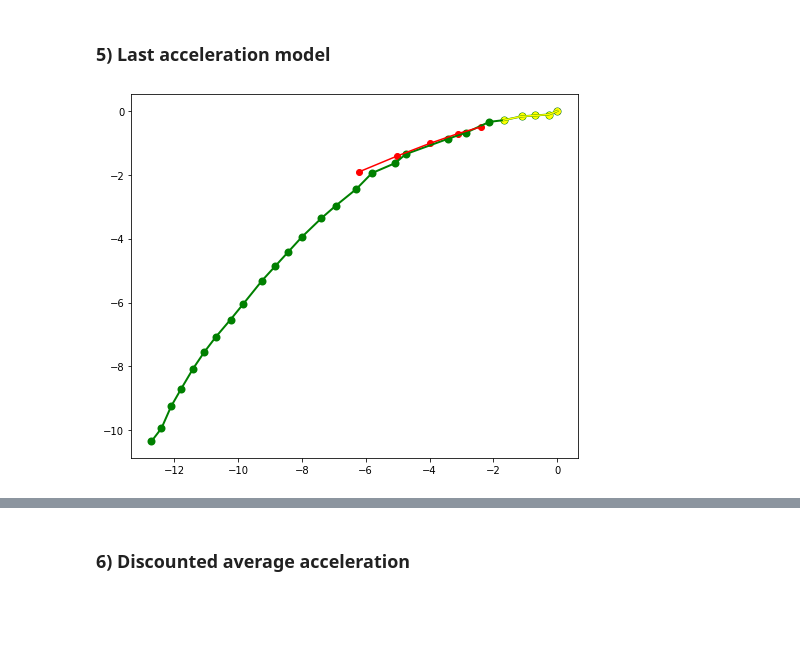
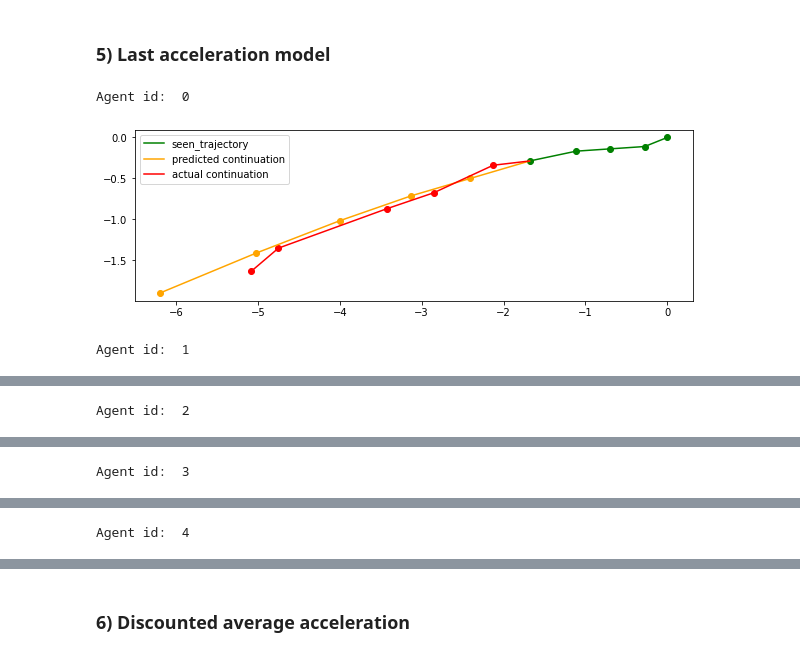
Before and after one commit to karlriis/trajectory-forecasting, a Jupyter notebook: Baselines.ipynb, the cells around one changed output, grey strips where cells are left out. Saved outputs shown, nothing was run; the diff lists cells and outputs as text; code cells hidden in the pictures; blank space fills up the shorter version.

```diff
--- a/Baselines.ipynb
+++ b/Baselines.ipynb
@@ -93,9 +100,11 @@ def calculate_error(pred_x, pred_y, test_x, test_y):
 # %% [markdown]
 ### 1) Average delta x, delta y as a constant for all future (5) timepoints
 # %%
-for agent_id in agent_ids[:20]:
+for agent_id in agent_ids[:5]:
+    print("Agent id: ", agent_id)
     x_data, y_data, max_train_idx = agent_data(data, agent_id)
-    random_start_idx = np.random.randint(0, max_train_idx)
+    #random_start_idx = np.random.randint(0, max_train_idx)
+    random_start_idx = 0
     sample_x, sample_y, test_x, test_y = generate_data(data, random_start_idx, agent_id, 5)
 
     sample_vel_x = [sample_x[i] - sample_x[i-1] for i in range(1, len(sample_x))]
@@ -107,6 +116,6 @@ for agent_id in agent_ids[:20]:
     pred_x = [sample_x[-1] + i*avg_vel_x for i in range(1, 6)]
     pred_y = [sample_y[-1] + i*avg_vel_y for i in range(1, 6)]
 
-    #plot_predictions(sample_x, sample_y, test_x, test_y, pred_x, pred_y)
-    plot_whole_trajectories(x_data, y_data, pred_x, pred_y, random_start_idx)
+    plot_predictions(sample_x, sample_y, test_x, test_y, pred_x, pred_y)
+    #plot_whole_trajectories(x_data, y_data, pred_x, pred_y, random_start_idx)
 # %% [output]
@@ -127,8 +133,10 @@ for agent_id in agent_ids[:20]:
 ### 2) Last delta x, delta y as a constant
 # %%
 for agent_id in agent_ids[:5]:
+    print("Agent id: ", agent_id)
     x_data, y_data, max_train_idx = agent_data(data, agent_id)
-    random_start_idx = np.random.randint(0, max_train_idx)
+    #random_start_idx = np.random.randint(0, max_train_idx)
+    random_start_idx = 0
     sample_x, sample_y, test_x, test_y = generate_data(data, random_start_idx, agent_id, 5)
 
     sample_vel_x = [sample_x[i] - sample_x[i-1] for i in range(1, len(sample_x))]
@@ -140,6 +148,6 @@ for agent_id in agent_ids[:5]:
     pred_x = [sample_x[-1] + i*last_vel_x for i in range(1, 6)]
     pred_y = [sample_y[-1] + i*last_vel_y for i in range(1, 6)]
 
-    #plot_predictions(sample_x, sample_y, test_x, test_y, pred_x, pred_y)
-    plot_whole_trajectories(x_data, y_data, pred_x, pred_y, random_start_idx)
+    plot_predictions(sample_x, sample_y, test_x, test_y, pred_x, pred_y)
+    #plot_whole_trajectories(x_data, y_data, pred_x, pred_y, random_start_idx)
 # %% [output]
@@ -152,8 +165,10 @@ for agent_id in agent_ids[:5]:
 ### 3) Discounted delta x, y as constant
 # %%
 for agent_id in agent_ids[:5]:
+    print("Agent id: ", agent_id)
     x_data, y_data, max_train_idx = agent_data(data, agent_id)
-    random_start_idx = np.random.randint(0, max_train_idx)
+    #random_start_idx = np.random.randint(0, max_train_idx)
+    random_start_idx = 0
     sample_x, sample_y, test_x, test_y = generate_data(data, random_start_idx, agent_id, 5)
 
     sample_vel_x = [sample_x[i] - sample_x[i-1] for i in range(1, len(sample_x))]
@@ -165,6 +180,6 @@ for agent_id in agent_ids[:5]:
     pred_x = [sample_x[-1] + i*disc_avg_x for i in range(1, 6)]
     pred_y = [sample_y[-1] + i*disc_avg_y for i in range(1, 6)]
 
-    #plot_predictions(sample_x, sample_y, test_x, test_y, pred_x, pred_y)
-    plot_whole_trajectories(x_data, y_data, pred_x, pred_y, random_start_idx)
+    plot_predictions(sample_x, sample_y, test_x, test_y, pred_x, pred_y)
+    #plot_whole_trajectories(x_data, y_data, pred_x, pred_y, random_start_idx)
 # %% [output]
@@ -177,8 +197,10 @@ for agent_id in agent_ids[:5]:
 ### 4) Average acceleration model (delta delta x, y)
 # %%
 for agent_id in agent_ids[:5]:
+    print("Agent id: ", agent_id)
     x_data, y_data, max_train_idx = agent_data(data, agent_id)
-    random_start_idx = np.random.randint(0, max_train_idx)
+    #random_start_idx = np.random.randint(0, max_train_idx)
+    random_start_idx = 0
     sample_x, sample_y, test_x, test_y = generate_data(data, random_start_idx, agent_id, 5)
 
     sample_vel_x = [sample_x[i] - sample_x[i-1] for i in range(1, len(sample_x))]
@@ -200,6 +222,6 @@ for agent_id in agent_ids[:5]:
         pred_y.append(pred_y[i-1] + last_vel_y + i * avg_acceleration_y)
 
 
-    #plot_predictions(sample_x, sample_y, test_x, test_y, pred_x, pred_y)
-    plot_whole_trajectories(x_data, y_data, pred_x, pred_y, random_start_idx)
+    plot_predictions(sample_x, sample_y, test_x, test_y, pred_x, pred_y)
+    #plot_whole_trajectories(x_data, y_data, pred_x, pred_y, random_start_idx)
 # %% [output]
@@ -212,32 +239,36 @@ for agent_id in agent_ids[:5]:
 ### 5) Last acceleration model
 # %%
 for agent_id in agent_ids[:5]:
+    print("Agent id: ", agent_id)
     x_data, y_data, max_train_idx = agent_data(data, agent_id)
-    random_start_idx = np.random.randint(0, max_train_idx)
+    #random_start_idx = np.random.randint(0, max_train_idx)
+    random_start_idx = 0
     sample_x, sample_y, test_x, test_y = generate_data(data, random_start_idx, agent_id, 5)
 
     sample_vel_x = [sample_x[i] - sample_x[i-1] for i in range(1, len(sample_x))]
     sample_vel_y = [sample_y[i] - sample_y[i-1] for i in range(1, len(sample_y))]
 
     avg_vel_x = np.mean(sample_vel_x)
     avg_vel_y = np.mean(sample_vel_y)
 
     sample_acceleration_x = [sample_vel_x[i] - sample_vel_x[i-1] for i in range(1, len(sample_vel_x))]
     sample_acceleration_y = [sample_vel_y[i] - sample_vel_y[i-1] for i in range(1, len(sample_vel_y))]
 
     last_acceleration_x = sample_acceleration_x[-1]
     last_acceleration_y = sample_acceleration_y[-1]
 
     last_vel_x = sample_vel_x[-1]
     last_vel_y = sample_vel_y[-1]
 
     pred_x = [sample_x[-1] + last_vel_x + last_acceleration_x]
     pred_y = [sample_y[-1] + last_vel_y + last_acceleration_y]
     for i in range(1, 5):
         pred_x.append(pred_x[i-1] + last_vel_x + i * last_acceleration_x)
         pred_y.append(pred_y[i-1] + last_vel_y + i * last_acceleration_y)
 
-    #plot_predictions(sample_x, sample_y, test_x, test_y, pred_x, pred_y)
-    plot_whole_trajectories(x_data, y_data, pred_x, pred_y, random_start_idx)
+    plot_predictions(sample_x, sample_y, test_x, test_y, pred_x, pred_y)
+    #plot_whole_trajectories(x_data, y_data, pred_x, pred_y, random_start_idx)
 # %% [output]
+Agent id:  0
-[figure, old version]
+[figure, new version]
+Agent id:  1
@@ -244,0 +276 @@ for agent_id in agent_ids[:5]:
+Agent id:  2
@@ -245,0 +278 @@ for agent_id in agent_ids[:5]:
+Agent id:  3
@@ -246,0 +280 @@ for agent_id in agent_ids[:5]:
+Agent id:  4
```
Also changed, not shown: parts of 13 cells of this notebook.
